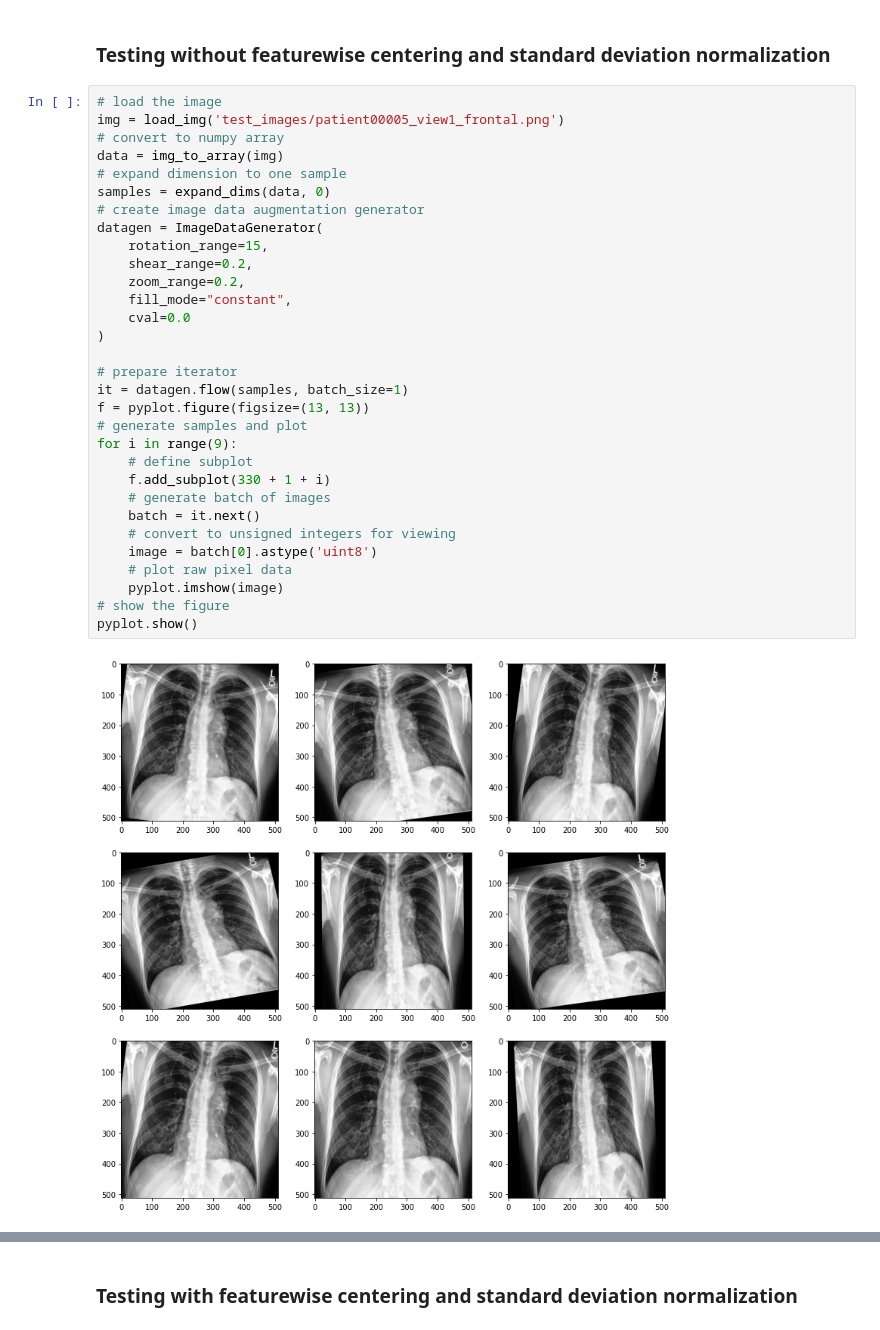
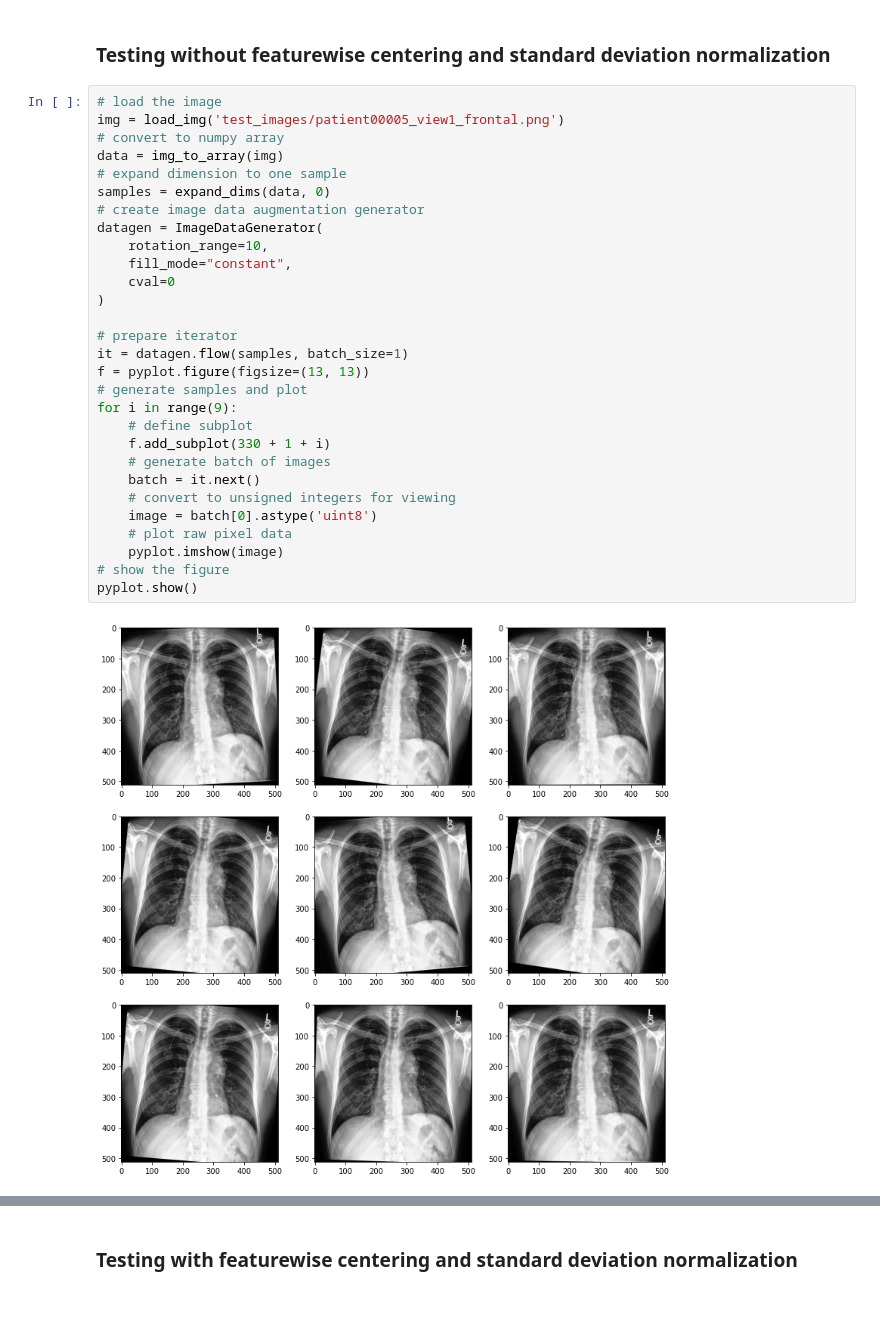
Before and after one commit to tamerthamoqa/CheXpert-multilabel-classification-tensorflow, a Jupyter notebook: misc/testing_data_augmentations/testing_image_data_augmentation_settings.ipynb, the cells around one changed output, grey strips where cells are left out. Drawn from its saved outputs; the diff is of its cells as text.

```diff
--- a/misc/testing_data_augmentations/testing_image_data_augmentation_settings.ipynb
+++ b/misc/testing_data_augmentations/testing_image_data_augmentation_settings.ipynb
@@ -16,36 +16,34 @@ from matplotlib import pyplot
 # %%
 # load the image
 img = load_img('test_images/patient00005_view1_frontal.png')
 # convert to numpy array
 data = img_to_array(img)
 # expand dimension to one sample
 samples = expand_dims(data, 0)
 # create image data augmentation generator
 datagen = ImageDataGenerator(
-    rotation_range=15,
-    shear_range=0.2,
-    zoom_range=0.2,
+    rotation_range=10,
     fill_mode="constant",
-    cval=0.0
+    cval=0
 )
 
 # prepare iterator
 it = datagen.flow(samples, batch_size=1)
 f = pyplot.figure(figsize=(13, 13))
 # generate samples and plot
 for i in range(9):
     # define subplot
     f.add_subplot(330 + 1 + i)
     # generate batch of images
     batch = it.next()
     # convert to unsigned integers for viewing
     image = batch[0].astype('uint8')
     # plot raw pixel data
     pyplot.imshow(image)
 # show the figure
 pyplot.show()
 # %% [output]
-[figure, old version]
+[figure, new version]
 # %%
 # load the image
 img = load_img('test_images/patient00005_view2_lateral.png')
```
Also changed, not shown: parts of 4 cells of this notebook.
